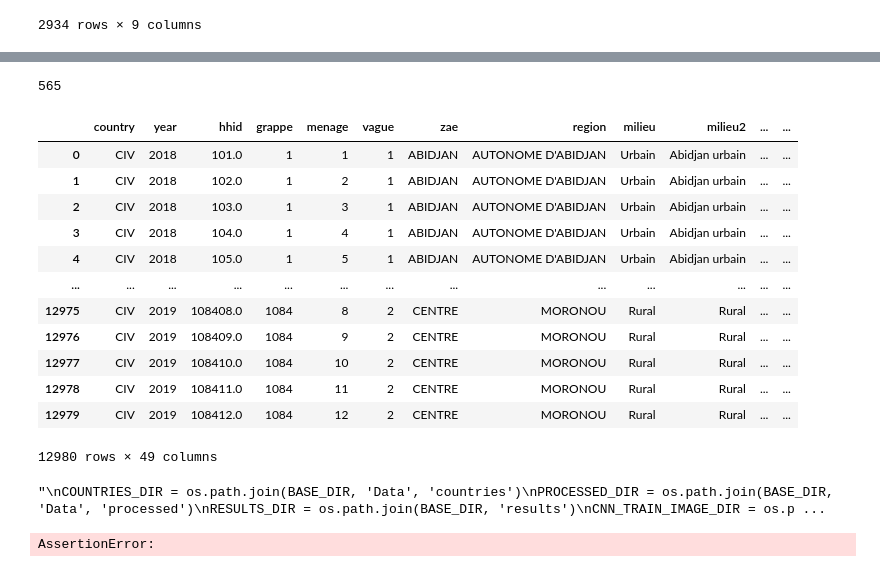
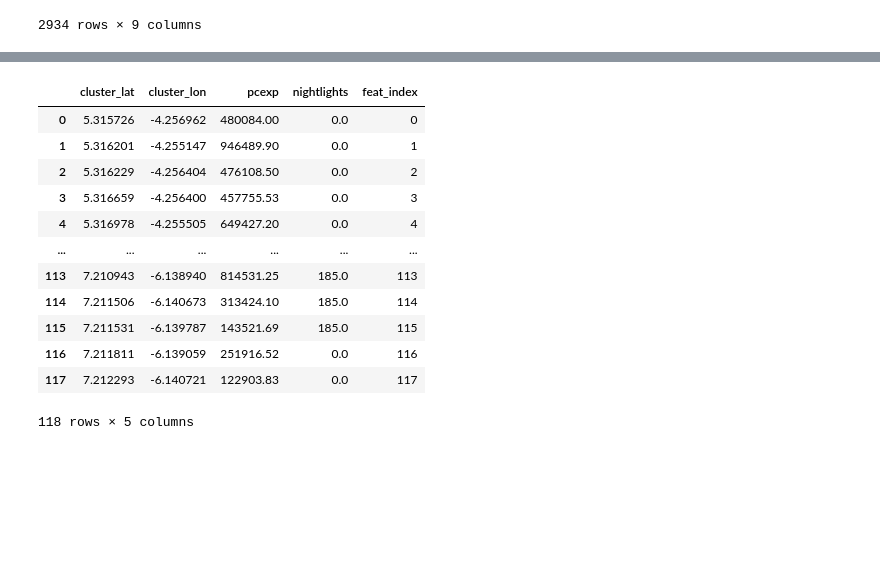
Before and after one commit to cae-ins/Estimation_Pauvrete_DeepLearning, a Jupyter notebook: Scripts/Etape_5_Estimation_Conso_Par_Tete.ipynb, the cells around one changed output, grey strips where cells are left out. Cells and saved outputs as stored; diff of their text form; code cells hidden in the pictures; blank space fills up the shorter version.

```diff
--- a/Scripts/Etape_5_Estimation_Conso_Par_Tete.ipynb
+++ b/Scripts/Etape_5_Estimation_Conso_Par_Tete.ipynb
@@ -165,0 +506,16 @@ def load_country(country='CIV_2018'):
+# %%
+df_civ
+# %% [output]
+|  | cluster_lat | cluster_lon | pcexp | nightlights | feat_index |
+| 0 | 5.315726 | -4.256962 | 480084.00 | 0.0 | 0 |
+| 1 | 5.316201 | -4.255147 | 946489.90 | 0.0 | 1 |
+| 2 | 5.316229 | -4.256404 | 476108.50 | 0.0 | 2 |
+| 3 | 5.316659 | -4.256400 | 457755.53 | 0.0 | 3 |
+| 4 | 5.316978 | -4.255505 | 649427.20 | 0.0 | 4 |
+| ... | ... | ... | ... | ... | ... |
+| 113 | 7.210943 | -6.138940 | 814531.25 | 185.0 | 113 |
+| 114 | 7.211506 | -6.140673 | 313424.10 | 185.0 | 114 |
+| 115 | 7.211531 | -6.139787 | 143521.69 | 185.0 | 115 |
+| 116 | 7.211811 | -6.139059 | 251916.52 | 0.0 | 116 |
+| 117 | 7.212293 | -6.140721 | 122903.83 | 0.0 | 117 |
+118 rows × 5 columns
@@ -166,57 +525,9 @@ def load_country(country='CIV_2018'):
 # %%
-len(pd.DataFrame.from_records(pickle.load(open(os.path.join(os.path.join(RESULTS_DIR, 'CIV_2018', 'cnn'), 'cluster_order.pkl'), 'rb')), columns=['cluster_lat', 'cluster_lon']))
+#Ce script charge et transforme des données de clustering sauvegardées depuis un fichier pickle en un DataFrame pandas,
+#pickle.load(open(os.path.join(os.path.join(RESULTS_DIR, 'CIV_2018', 'cnn'), 'cluster_order.pkl'), 'rb')) :
+#Cette partie du code utilise le module pickle pour charger (désérialiser) des données depuis un fichier.
+#Le fichier est ouvert en mode binaire ('rb'), et son chemin est construit à l'aide de os.path.join.puis calcule la longueur (nombre de lignes) de ce DataFrame.
+#len(pd.DataFrame.from_records(pickle.load(open(os.path.join(os.path.join(RESULTS_DIR, 'CIV_2018', 'cnn'), 'cluster_order.pkl'), 'rb')), columns=['cluster_lat', 'cluster_lon']))
+#Quand on exécute ce code on trouve comme valeur 118
-# %% [output]
-565
 # %%
-pd.read_csv(os.path.join(COUNTRIES_DIR, 'civ_2018', 'DataCIV.csv'))
+#pd.read_csv(os.path.join(COUNTRIES_DIR, 'civ_2018', 'DataCIV.csv'))
-# %% [output]
-|  | country | year | hhid | grappe | menage | vague | zae | region | milieu | milieu2 | ... | ... |
-| 0 | CIV | 2018 | 101.0 | 1 | 1 | 1 | ABIDJAN | AUTONOME D'ABIDJAN | Urbain | Abidjan urbain | ... | ... |
-| 1 | CIV | 2018 | 102.0 | 1 | 2 | 1 | ABIDJAN | AUTONOME D'ABIDJAN | Urbain | Abidjan urbain | ... | ... |
-| 2 | CIV | 2018 | 103.0 | 1 | 3 | 1 | ABIDJAN | AUTONOME D'ABIDJAN | Urbain | Abidjan urbain | ... | ... |
-| 3 | CIV | 2018 | 104.0 | 1 | 4 | 1 | ABIDJAN | AUTONOME D'ABIDJAN | Urbain | Abidjan urbain | ... | ... |
-| 4 | CIV | 2018 | 105.0 | 1 | 5 | 1 | ABIDJAN | AUTONOME D'ABIDJAN | Urbain | Abidjan urbain | ... | ... |
-| ... | ... | ... | ... | ... | ... | ... | ... | ... | ... | ... | ... | ... |
-| 12975 | CIV | 2019 | 108408.0 | 1084 | 8 | 2 | CENTRE | MORONOU | Rural | Rural | ... | ... |
-| 12976 | CIV | 2019 | 108409.0 | 1084 | 9 | 2 | CENTRE | MORONOU | Rural | Rural | ... | ... |
-| 12977 | CIV | 2019 | 108410.0 | 1084 | 10 | 2 | CENTRE | MORONOU | Rural | Rural | ... | ... |
-| 12978 | CIV | 2019 | 108411.0 | 1084 | 11 | 2 | CENTRE | MORONOU | Rural | Rural | ... | ... |
-| 12979 | CIV | 2019 | 108412.0 | 1084 | 12 | 2 | CENTRE | MORONOU | Rural | Rural | ... | ... |
-12980 rows × 49 columns
-# %%
-'''
-COUNTRIES_DIR = os.path.join(BASE_DIR, 'Data', 'countries')
-PROCESSED_DIR = os.path.join(BASE_DIR, 'Data', 'processed')
-RESULTS_DIR = os.path.join(BASE_DIR, 'results')
-CNN_TRAIN_IMAGE_DIR = os.path.join(BASE_DIR, 'Data', 'cnn_images')
-CNN_SAVE_DIR = os.path.join(BASE_DIR, 'models')
-CNN_DIR = os.path.join(BASE_DIR, 'models', 'trained_model.pt')
-
-def load_country(country='CIV_2018'):
-
-    Organizes the country's dataframe so that each index corresponds to the index in the cluster features
-    Returns the cluster features and the organized dataframe
-
-    # Utilisation de la variable `country` pour construire le chemin
-    country_processed_dir = os.path.join(PROCESSED_DIR)  # Pas de changement nécessaire si tous les pays utilisent le même dossier processed
-    country_results_dir = os.path.join(RESULTS_DIR, country, 'cnn')  # Correction pour utiliser la variable `country`
-    x = np.load(os.path.join(country_results_dir, 'cluster_feats.npy'))
-    cluster_list = pickle.load(open(os.path.join(country_results_dir, 'cluster_order.pkl'), 'rb'))
-    cluster_list = pd.DataFrame.from_records(cluster_list, columns=['cluster_lat', 'cluster_lon'])
-    cluster_list['feat_index'] = np.arange(len(cluster_list))
-
-    # Assurez-vous que 'image_download_actual.csv' contient les informations nécessaires
-    df_clusters =pd.read_csv(os.path.join(COUNTRIES_DIR, 'civ_2018', 'DataCIV.csv'))  # Assurez-vous que ce fichier existe et est correct
-    assert len(df_clusters) == len(cluster_list)
-
-    df = merge_on_lat_lon(df_clusters, cluster_list, keys=['cluster_lat', 'cluster_lon'])
-    assert len(df) == len(df_clusters) == len(cluster_list)
-    df.sort_values('feat_index', ascending=True, inplace=True)
-    return x, df
-'''
-# %% [output]
-"\nCOUNTRIES_DIR = os.path.join(BASE_DIR, 'Data', 'countries')\nPROCESSED_DIR = os.path.join(BASE_DIR, 'Data', 'processed')\nRESULTS_DIR = os.path.join(BASE_DIR, 'results')\nCNN_TRAIN_IMAGE_DIR = os.p ...
-# %%
-load_country(country='CIV_2018')
-# %% [output]
-AssertionError:
```
Also changed, not shown: parts of 34 cells of this notebook.
